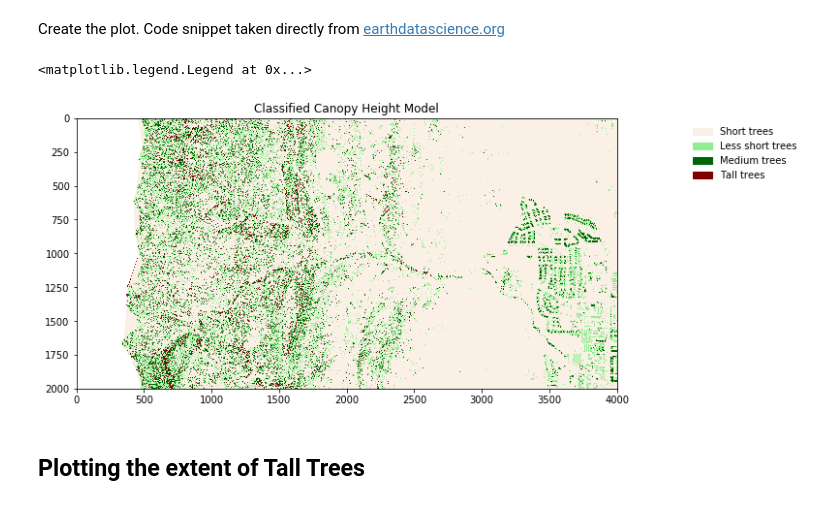
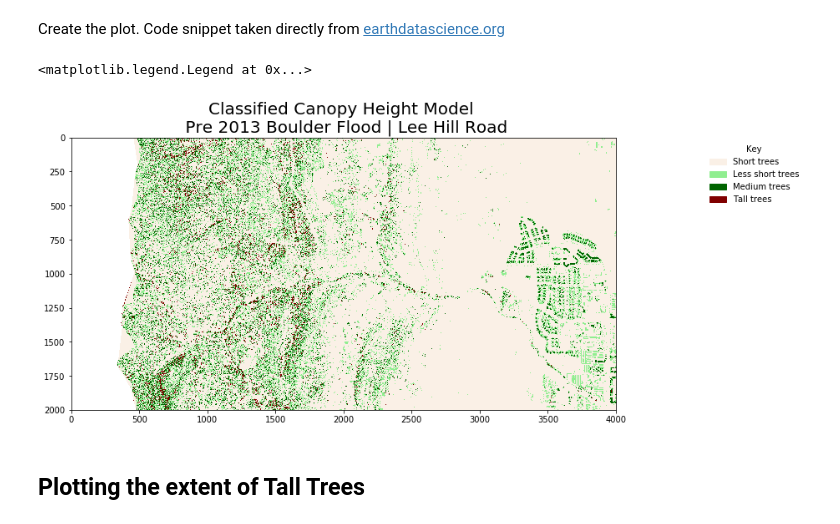
Before and after one commit to dmbentley/earth-analytics, a Jupyter notebook: week-2/2-classifying-canopy-height-model.ipynb, the cells around one changed output. Drawn from its saved outputs; the diff is of its cells as text; code cells hidden in the pictures.

```diff
--- a/week-2/2-classifying-canopy-height-model.ipynb
+++ b/week-2/2-classifying-canopy-height-model.ipynb
@@ -186,17 +155,18 @@ cmap = ListedColormap(colours)
 # %% [markdown]
 Create the plot. Code snippet taken directly from <a href='https://www.earthdatascience.org/courses/earth-analytics-python/lidar-raster-data/classify-plot-raster-data-in-python/'>earthdatascience.org</a>
 # %%
-fig, ax = plt.subplots(figsize=(10, 10))
+fig, ax = plt.subplots(figsize=(16, 6))
 ax.imshow(lidar_chm_im_class_masked,
           cmap=cmap)
-ax.set_title("Classified Canopy Height Model");
+ax.set_title('Classified Canopy Height Model \n Pre 2013 Boulder Flood | Lee Hill Road', fontsize=20);
 ax.legend(handles=legend_patches,
          facecolor ="white",
          edgecolor = "white",
-         bbox_to_anchor = (1.35,1)) # Place legend to the RIGHT of the map
+         bbox_to_anchor = (1.35,1), # Place legend to the RIGHT of the map
+         title = 'Key')
 # %% [output]
 <matplotlib.legend.Legend at 0x...>
-[figure, old version]
+[figure, new version]
 # %% [markdown]
 ## Plotting the extent of Tall Trees
 # %% [markdown]
```
Also changed, not shown: parts of 22 cells of this notebook, 1 other file.
